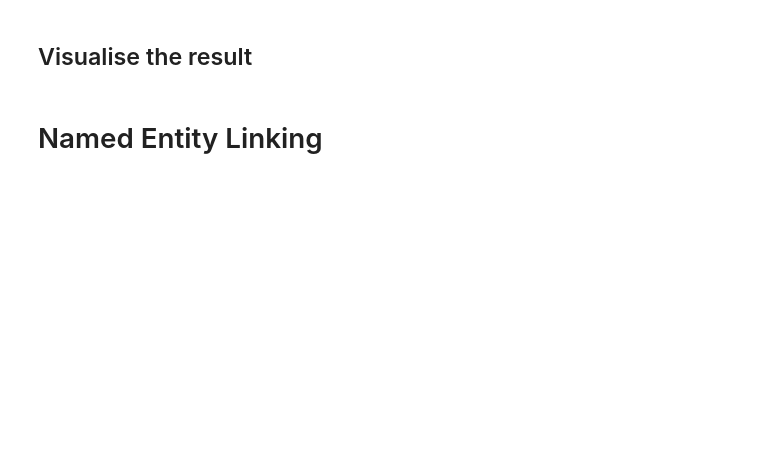
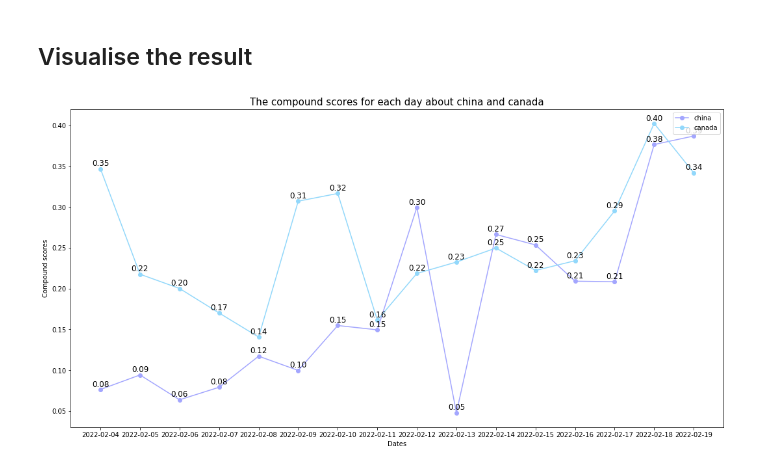
Before and after one commit to Zhayu517/SMA-Text-Mining, a Jupyter notebook: CW2.ipynb, the cells around one changed output. Cells and saved outputs as stored; diff of their text form; code cells hidden in the pictures; blank space fills up the shorter version.

```diff
--- a/CW2.ipynb
+++ b/CW2.ipynb
@@ -406,8 +430,8 @@ print("As the bar chart shows, the mostly talked country is", mostly_talked_coun
 # %%
-all_pos = 0
-all_neg = 0
-all_neu = 0
-all_compounds = []
+all_pos_m = 0
+all_neg_m = 0
+all_neu_m = 0
+all_compounds_m = []
 dates = np.arange(4, 20)
 for date in dates:
     compound = []
@@ -417,10 +441,8 @@ for date in dates:
     else:
         cur_date = '2022-02-0%s'
     cur_date = cur_date%date
-#     print(cur_date)
     tweets_df_copy = tweets_df.loc[tweets_df['date'].str.contains(cur_date)]
     tweets_df_copy = tweets_df_copy.loc[tweets_df_copy['text'].str.contains(mostly_talked_country)]
-#     print(tweets_df_copy)
     # Removing duplicate tweets
     unique_tweets = list(set(list(tweets_df_copy['text'].values)))
     unique_tweets = [t for t in unique_tweets if t]
@@ -431,11 +453,11 @@ for date in dates:
         compound_score = vs['compound']
         compound.append(compound_score)
         if compound_score >= 0.05:
-            all_pos += 1
+            all_pos_m += 1
         elif compound_score <= -0.05:
-            all_neg += 1
+            all_neg_m += 1
         else:
-            all_neu += 1
+            all_neu_m += 1
 
     general_compound_score = sum(compound) / len(compound)
-    all_compounds.append(general_compound_score)
+    all_compounds_m.append(general_compound_score)
@@ -449,22 +500,28 @@ print(all_neu)
 # %%
 labels = []
 for date in dates:
     if date >= 10:
         cur_date = '2022-02-%s'
     else:
         cur_date = '2022-02-0%s'
     cur_date = cur_date%date
     labels.append(cur_date)
 
 plt.figure(figsize=(18,9))
-plt.plot(all_compounds, 'o-', color = 'yellowgreen')
+plt.plot(all_compounds_m, 'o-', color = '#A3A6FE', label = mostly_talked_country)
+plt.plot(all_compounds_s, 'o-', color = '#92D8FB', label = second_talked_country)
 plt.xticks(range(len(labels)), labels)
 plt.xlabel('Dates')
 plt.ylabel('Compound scores')
-title_plt = "The compound scores for each day about " + mostly_talked_country
+title_plt = "The compound scores for each day about " + mostly_talked_country + " and " + second_talked_country
+plt.legend()
 plt.title(title_plt, fontsize=15)
 x = dates
-y = np.array(all_compounds)
-for _x, _y in zip(x, y):
-    plt.text(_x-4, _y+0.0015, '%.2f'%_y, ha='center', va='bottom', size=12, c='black')
+y1 = np.array(all_compounds_m)
+y2 = np.array(all_compounds_s)
+for _x, _y1, _y2 in zip(x, y1, y2):
+    plt.text(_x-4, _y1+0.0015, '%.2f'%_y1, ha='center', va='bottom', size=12, c='black')
+    plt.text(_x-4, _y2+0.0015, '%.2f'%_y2, ha='center', va='bottom', size=12, c='black')
 plt.show()
+# %% [output]
+[figure, added]
@@ -481,2 +527,0 @@ plt.show()
-# %% [markdown]
-# Named Entity Linking
```
Also changed, not shown: parts of 32 cells of this notebook, 5 other files.
